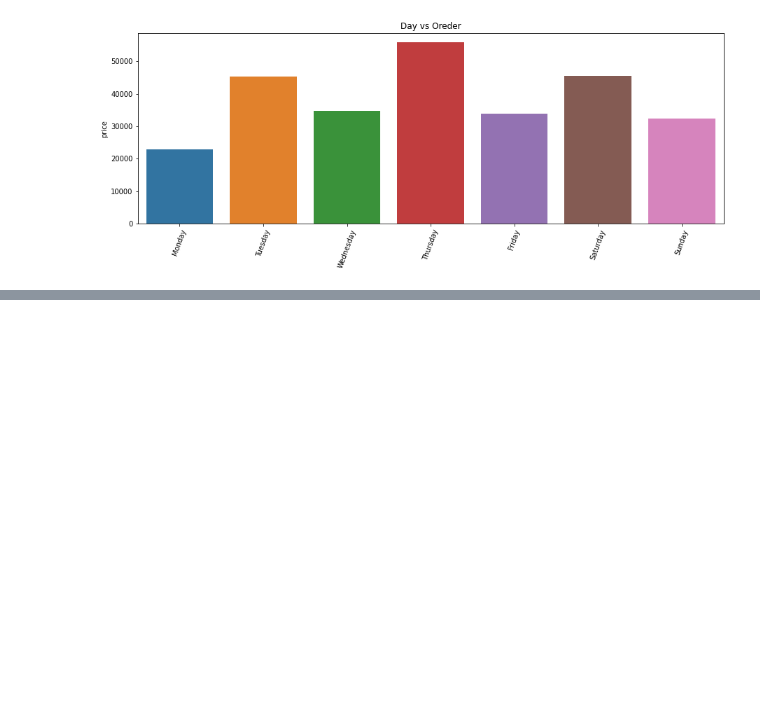
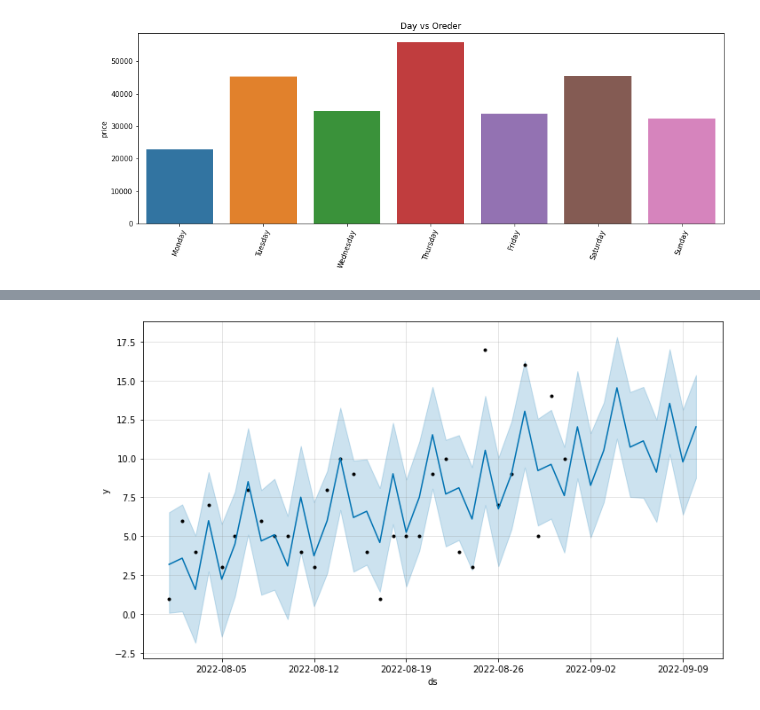
Before and after one commit to sahilr005/ml, a Jupyter notebook: messho-ordes-eda.ipynb, the cells around one changed output, grey strips where cells are left out. Drawn from its saved outputs; the diff is of its cells as text; code cells hidden in the pictures; blank space fills up the shorter version.

```diff
--- a/messho-ordes-eda.ipynb
+++ b/messho-ordes-eda.ipynb
@@ -182,0 +238,6 @@ plt.show()
+# %%
+from fbprophet import Prophet
+m = Prophet()
+m.fit(pred_df)  # df is a pandas.DataFrame with 'y' and 'ds' columns
+future = m.make_future_dataframe(periods=10)
+predict = m.predict(future)
@@ -182,0 +262,4 @@ plt.show()
+# %%
+fig1 = m.plot(predict)
+# %% [output]
+[figure, added]
```
Also changed, not shown: parts of 10 cells of this notebook.
